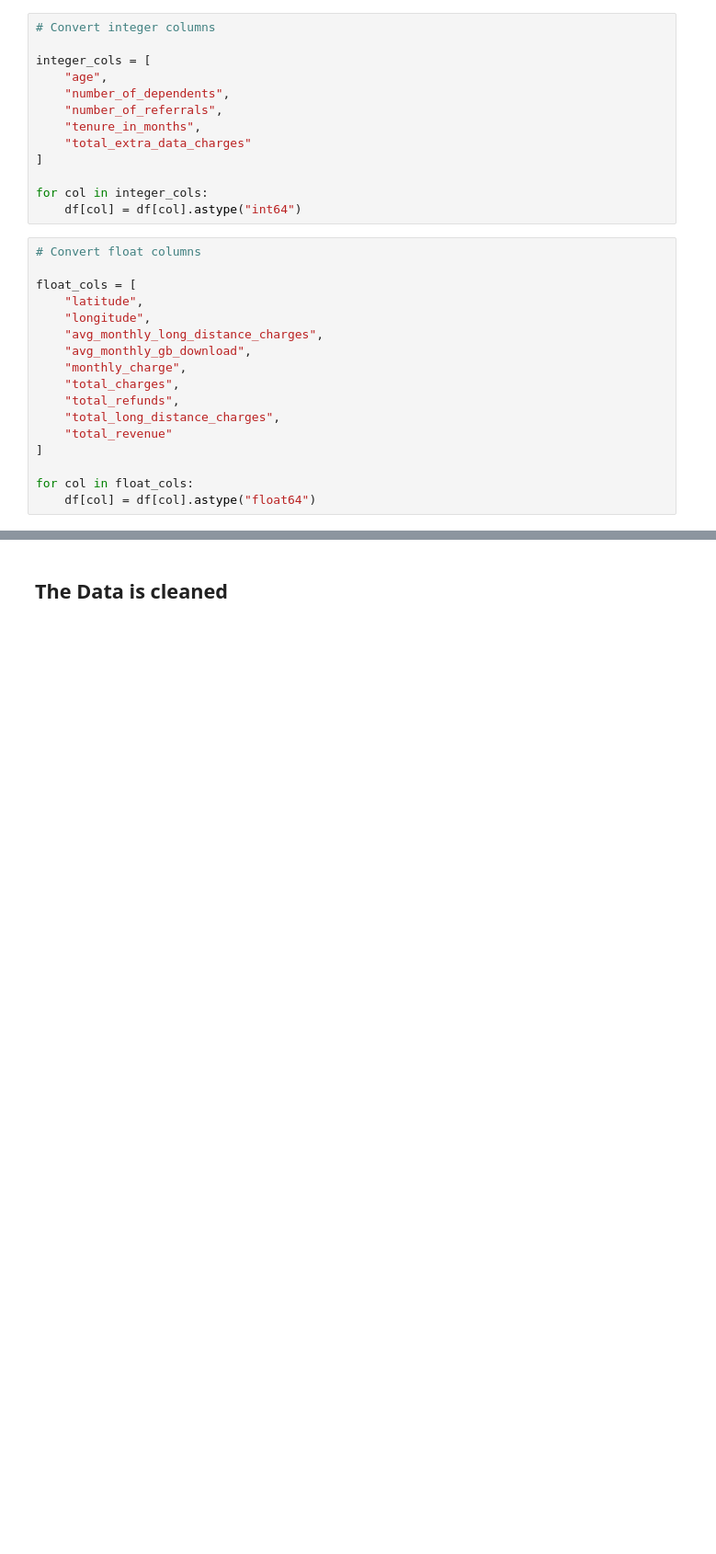
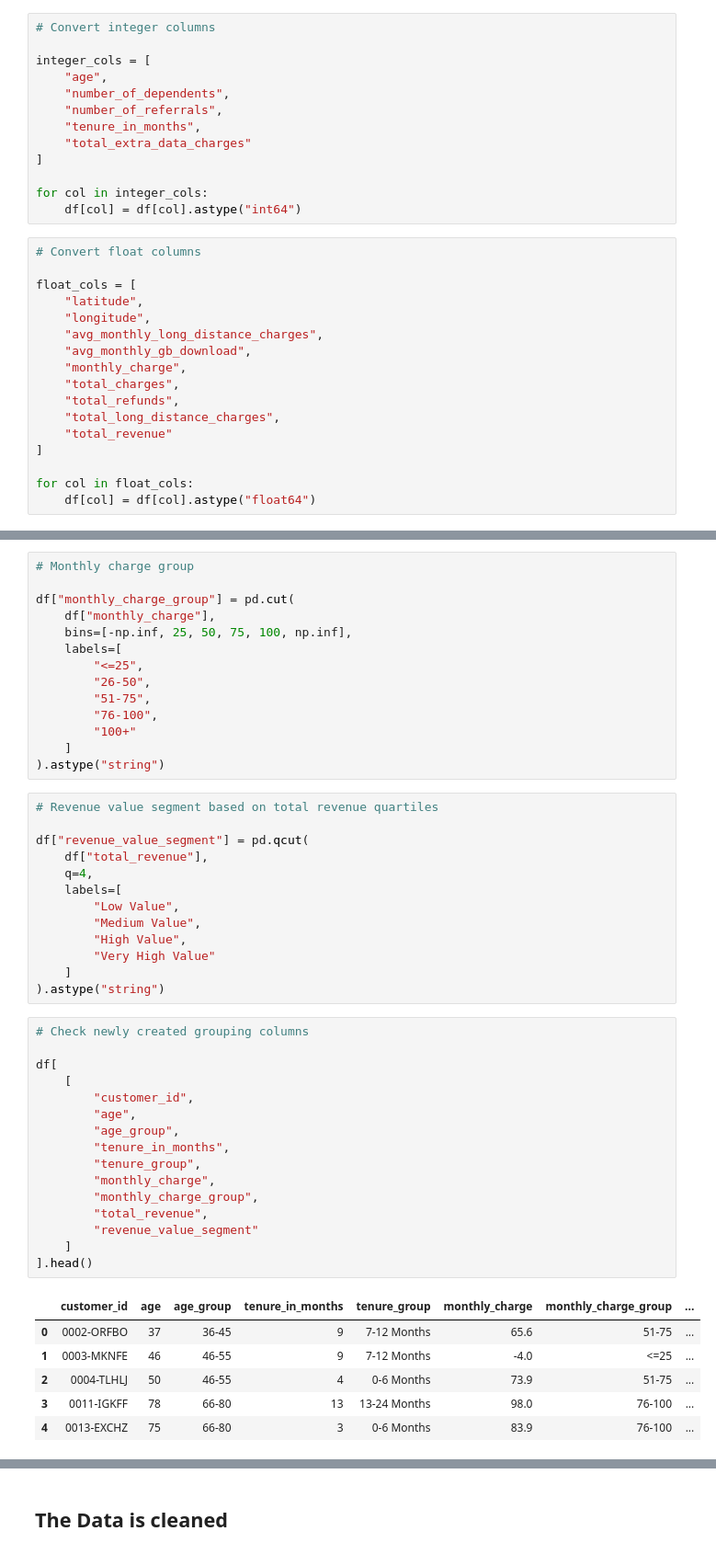
Before and after one commit to Meemansha-spec/EDA-with-Pandas, a Jupyter notebook: Churn_data_cleaning.ipynb, the cells around one changed output, grey strips where cells are left out. Shown at 92% size. Saved outputs shown, nothing was run; the diff lists cells and outputs as text; blank space fills up the shorter version.

```diff
--- a/Churn_data_cleaning.ipynb
+++ b/Churn_data_cleaning.ipynb
@@ -377,0 +366,50 @@ churn_data.to_csv("telecom_customer_churn_cleaned.csv", index=False)
+# %%
+# Monthly charge group
+
+df["monthly_charge_group"] = pd.cut(
+    df["monthly_charge"],
+    bins=[-np.inf, 25, 50, 75, 100, np.inf],
+    labels=[
+        "<=25",
+        "26-50",
+        "51-75",
+        "76-100",
+        "100+"
+    ]
+).astype("string")
+# %%
+# Revenue value segment based on total revenue quartiles
+
+df["revenue_value_segment"] = pd.qcut(
+    df["total_revenue"],
+    q=4,
+    labels=[
+        "Low Value",
+        "Medium Value",
+        "High Value",
+        "Very High Value"
+    ]
+).astype("string")
+# %%
+# Check newly created grouping columns
+
+df[
+    [
+        "customer_id",
+        "age",
+        "age_group",
+        "tenure_in_months",
+        "tenure_group",
+        "monthly_charge",
+        "monthly_charge_group",
+        "total_revenue",
+        "revenue_value_segment"
+    ]
+].head()
+# %% [output]
+|  | customer_id | age | age_group | tenure_in_months | tenure_group | monthly_charge | monthly_charge_group | ... |
+| 0 | 0002-ORFBO | 37 | 36-45 | 9 | 7-12 Months | 65.6 | 51-75 | ... |
+| 1 | 0003-MKNFE | 46 | 46-55 | 9 | 7-12 Months | -4.0 | <=25 | ... |
+| 2 | 0004-TLHLJ | 50 | 46-55 | 4 | 0-6 Months | 73.9 | 51-75 | ... |
+| 3 | 0011-IGKFF | 78 | 66-80 | 13 | 13-24 Months | 98.0 | 76-100 | ... |
+| 4 | 0013-EXCHZ | 75 | 66-80 | 3 | 0-6 Months | 83.9 | 76-100 | ... |
```
Also changed, not shown: parts of 39 cells of this notebook.
